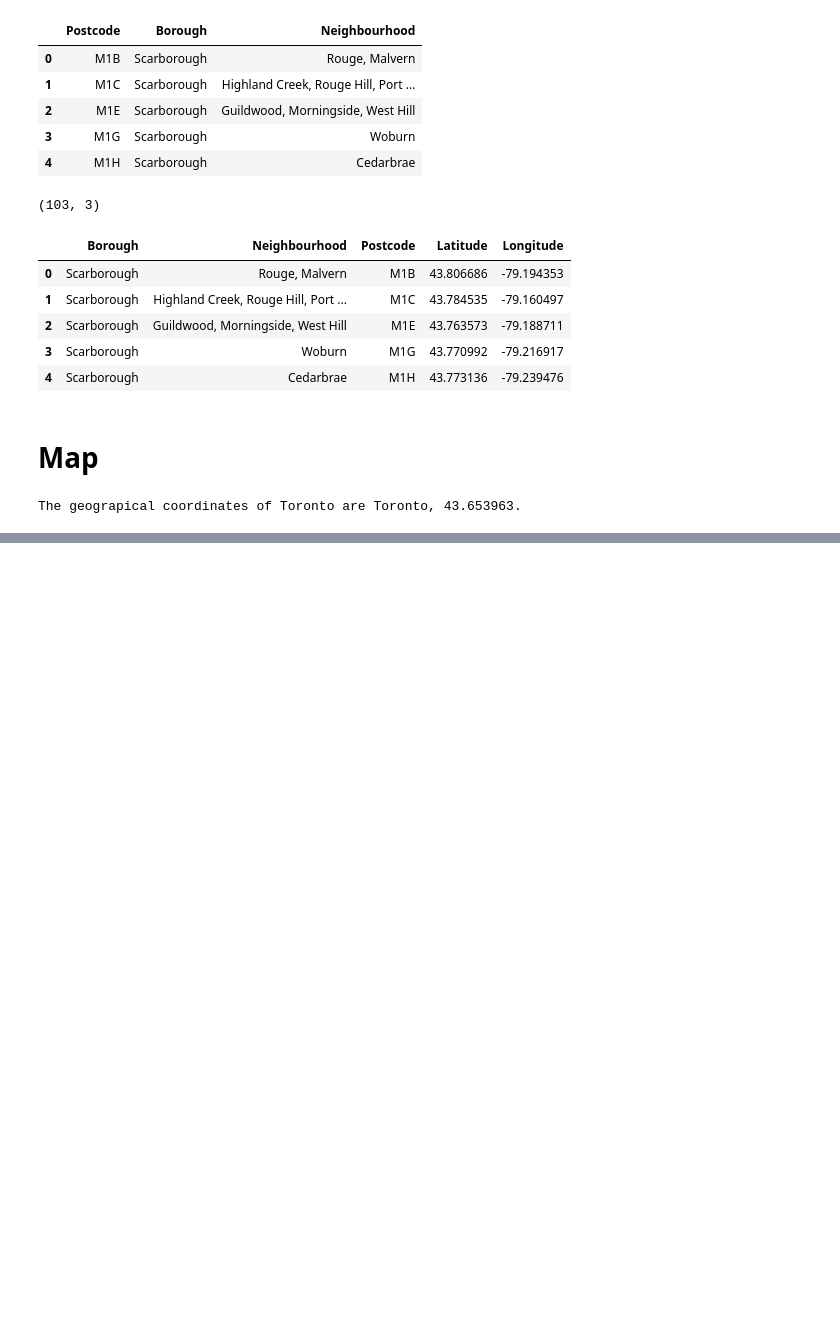
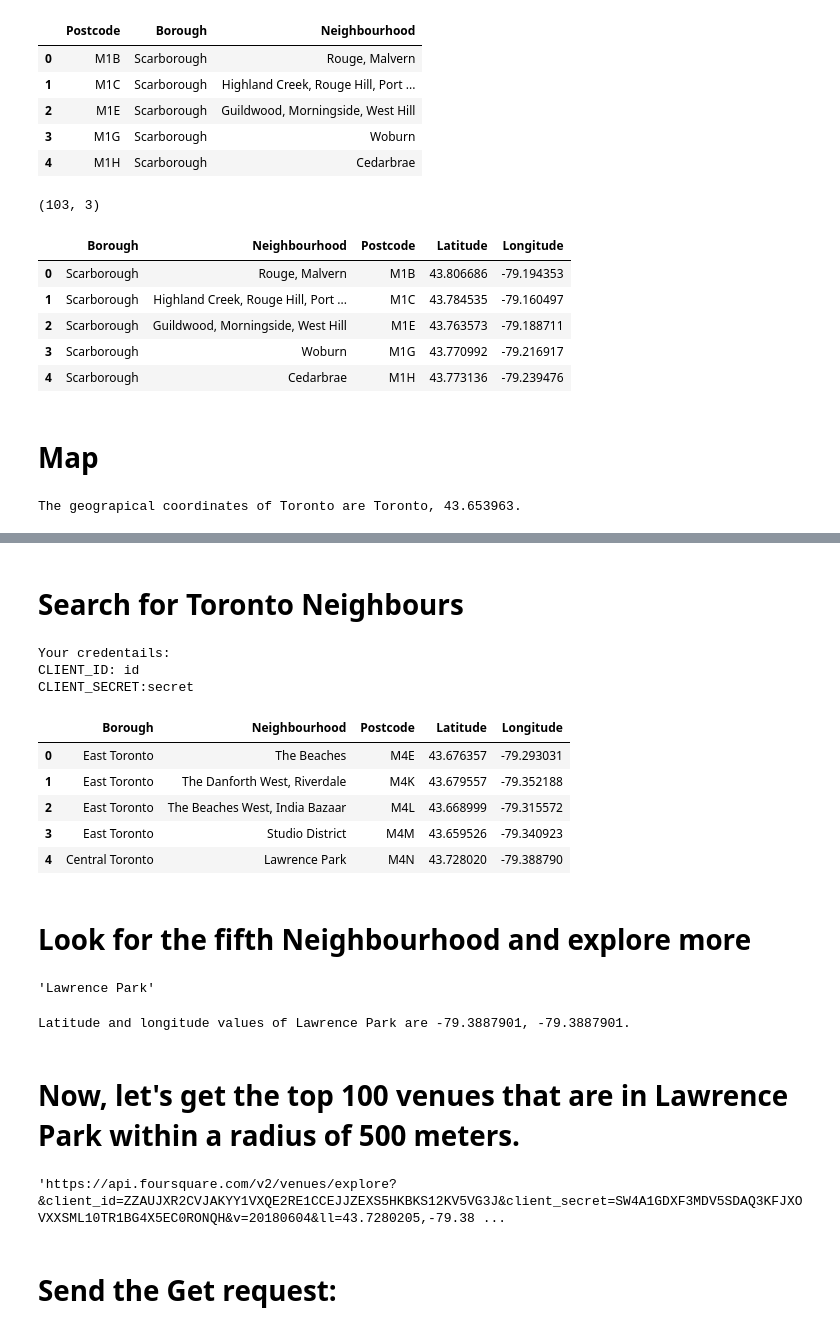
Before and after one commit to SerapGur/Coursera_Capstone, a Jupyter notebook: Week3-Project1.ipynb, the cells around one changed output, grey strips where cells are left out. Cells and saved outputs as stored; diff of their text form; code cells hidden in the pictures; blank space fills up the shorter version.

```diff
--- a/Week3-Project1.ipynb
+++ b/Week3-Project1.ipynb
@@ -163,3 +163,62 @@ for lat, lng, borough, neighborhood in zip(toronto_table['Latitude'], toronto_ta
 toronto_map
 # %% [output]
 [interactive output not drawn]
+# %% [markdown]
+# Search for Toronto Neighbours
+# %%
+CLIENT_ID = 'id' # your Foursquare ID
+CLIENT_SECRET = 'secret' # your Foursquare Secret
+VERSION = '20180604'
+LIMIT = 30
+print('Your credentails:')
+print('CLIENT_ID: ' + CLIENT_ID)
+print('CLIENT_SECRET:' + CLIENT_SECRET)
+# %% [output]
+Your credentails:
+CLIENT_ID: id
+CLIENT_SECRET:secret
+# %%
+new_t = toronto_table[toronto_table['Borough'].str.contains('Toronto')]
+new_table = new_t.reset_index(drop=True)
+new_table.head()
+# %% [output]
+|  | Borough | Neighbourhood | Postcode | Latitude | Longitude |
+| 0 | East Toronto | The Beaches | M4E | 43.676357 | -79.293031 |
+| 1 | East Toronto | The Danforth West, Riverdale | M4K | 43.679557 | -79.352188 |
+| 2 | East Toronto | The Beaches West, India Bazaar | M4L | 43.668999 | -79.315572 |
+| 3 | East Toronto | Studio District | M4M | 43.659526 | -79.340923 |
+| 4 | Central Toronto | Lawrence Park | M4N | 43.728020 | -79.388790 |
+# %% [markdown]
+# Look for the fifth Neighbourhood and explore more
+# %%
+new_table.loc[4, 'Neighbourhood']
+# %% [output]
+'Lawrence Park'
+# %%
+nfifth_latitude = new_table.loc[4, 'Latitude'] # neighbourhood latitude value
+nfifth_longitude = new_table.loc[4, 'Longitude'] # neighbourhood longitude value
+
+nfifth_name = new_table.loc[4, 'Neighbourhood'] # neighbourhood name
+
+print('Latitude and longitude values of {} are {}, {}.'.format(nfifth_name, nfifth_longitude,nfifth_longitude))
+# %% [output]
+Latitude and longitude values of Lawrence Park are -79.3887901, -79.3887901.
+# %% [markdown]
+# Now, let's get the top 100 venues that are in Lawrence Park within a radius of 500 meters.
+# %%
+LIMIT = 100 # limit of number of venues returned by Foursquare API
+radius = 500 # define radius
+
+url = 'https://api.foursquare.com/v2/venues/explore?&client_id={}&client_secret={}&v={}&ll={},{}&radius={}&limit={}'.format(
+    CLIENT_ID,
+    CLIENT_SECRET,
+    VERSION,
+    nfifth_latitude,
+    nfifth_longitude,
+    radius,
+    LIMIT)
+url
+# %% [output]
+'https://api.foursquare.com/v2/venues/explore?&client_id=ZZAUJXR2CVJAKYY1VXQE2RE1CCEJJZEXS5HKBKS12KV5VG3J&client_secret=SW4A1GDXF3MDV5SDAQ3KFJXOVXXSML10TR1BG4X5EC0RONQH&v=20180604&ll=43.7280205,-79.38 ...
+# %% [markdown]
+# Send the Get request:
```
Also changed, not shown: parts of 7 cells of this notebook.
